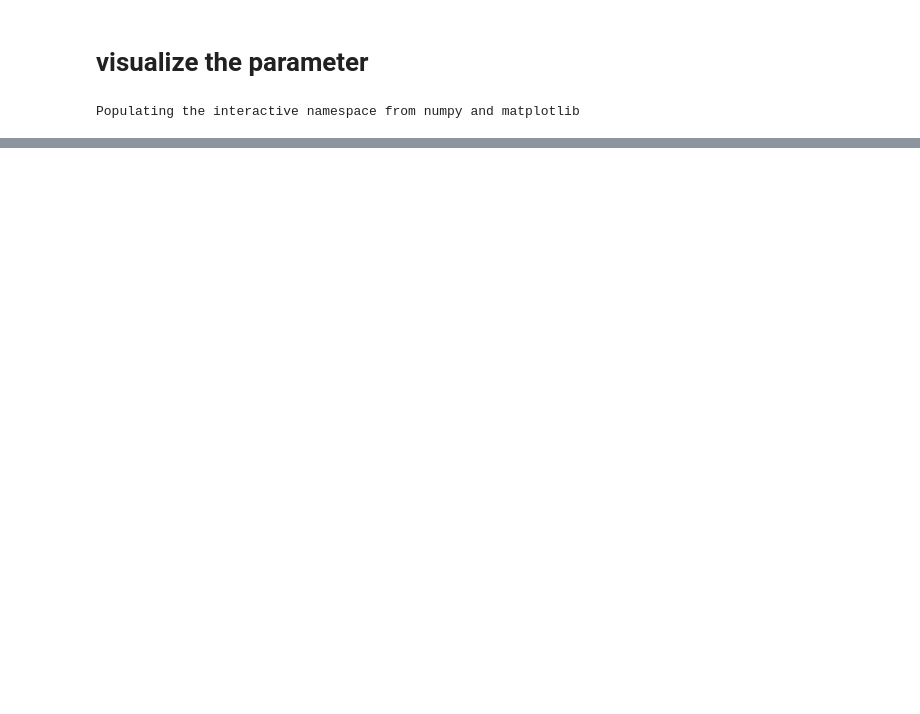
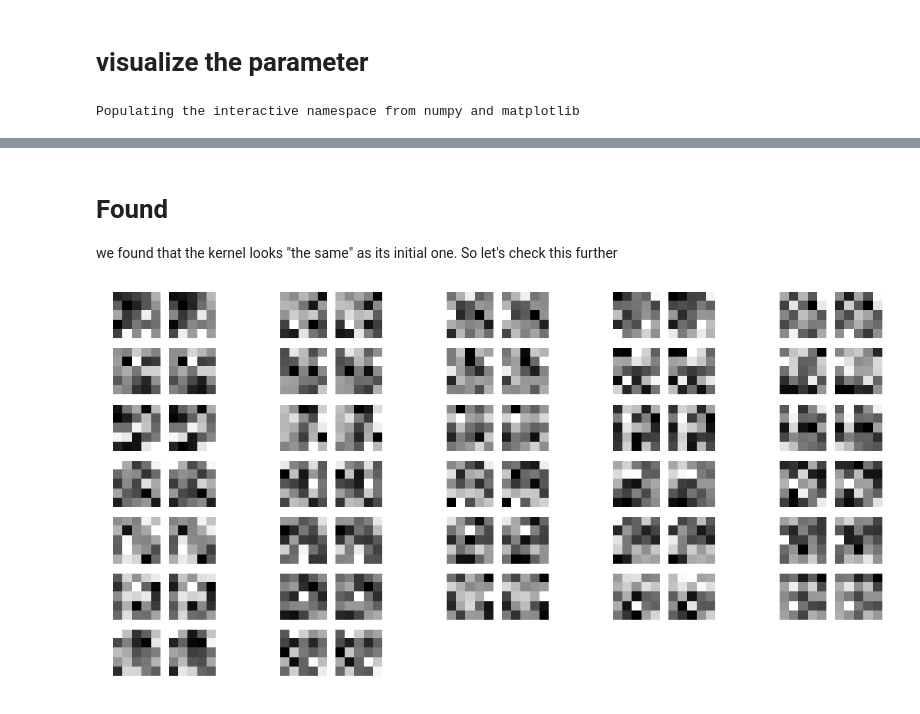
Before and after one commit to crackhopper/cnn-experiment, a Jupyter notebook: save_load_tune.ipynb, the cells around one changed output, grey strips where cells are left out. Cells and saved outputs as stored; diff of their text form; code cells hidden in the pictures; blank space fills up the shorter version.

```diff
--- a/save_load_tune.ipynb
+++ b/save_load_tune.ipynb
@@ -105,0 +261,16 @@ for i in range(32):
+# %% [markdown]
+# Found
+we found that the kernel looks "the same" as its initial one.  So let's check this further
+# %%
+figure(figsize=(15,7))
+initial_paras = all_paras[0][1]
+for i in range(32):
+    subplot(7,15,3*i+1)
+    imshow(initial_paras[0][:,:,0,i],cmap='gray',interpolation='nearest')
+    axis('off')
+
+    subplot(7,15,3*i+2)
+    imshow(final_paras[0][:,:,0,i],cmap='gray',interpolation='nearest')
+    axis('off')
+# %% [output]
+[figure, added]
```
Also changed, not shown: parts of 33 cells of this notebook, 3 other files.
